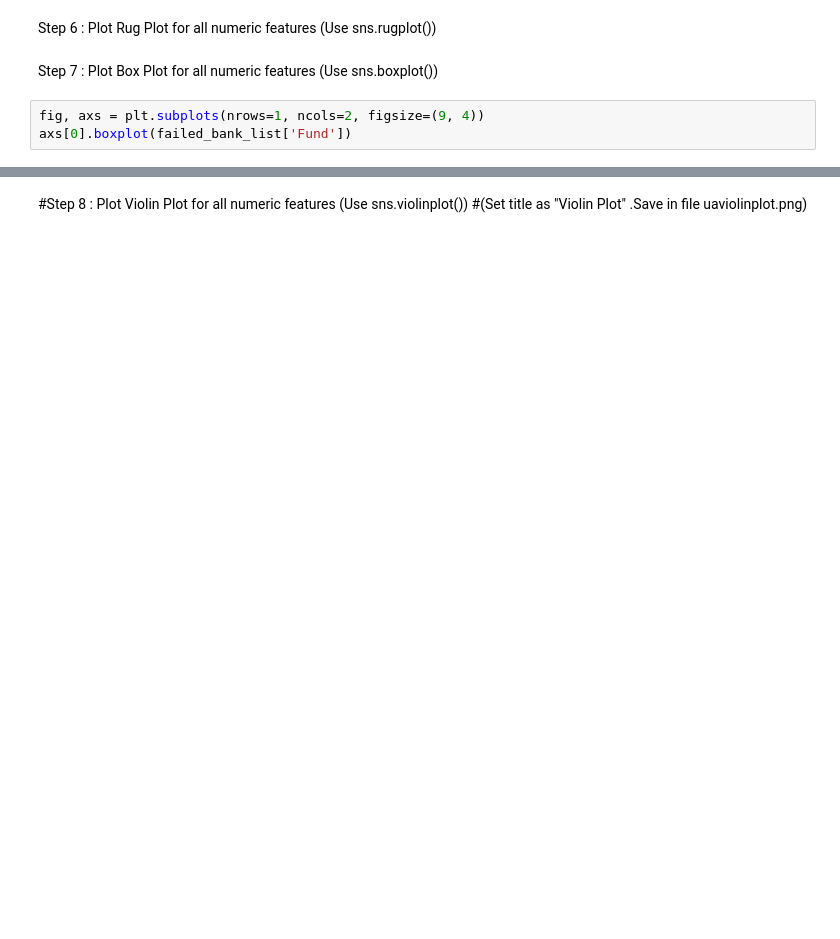
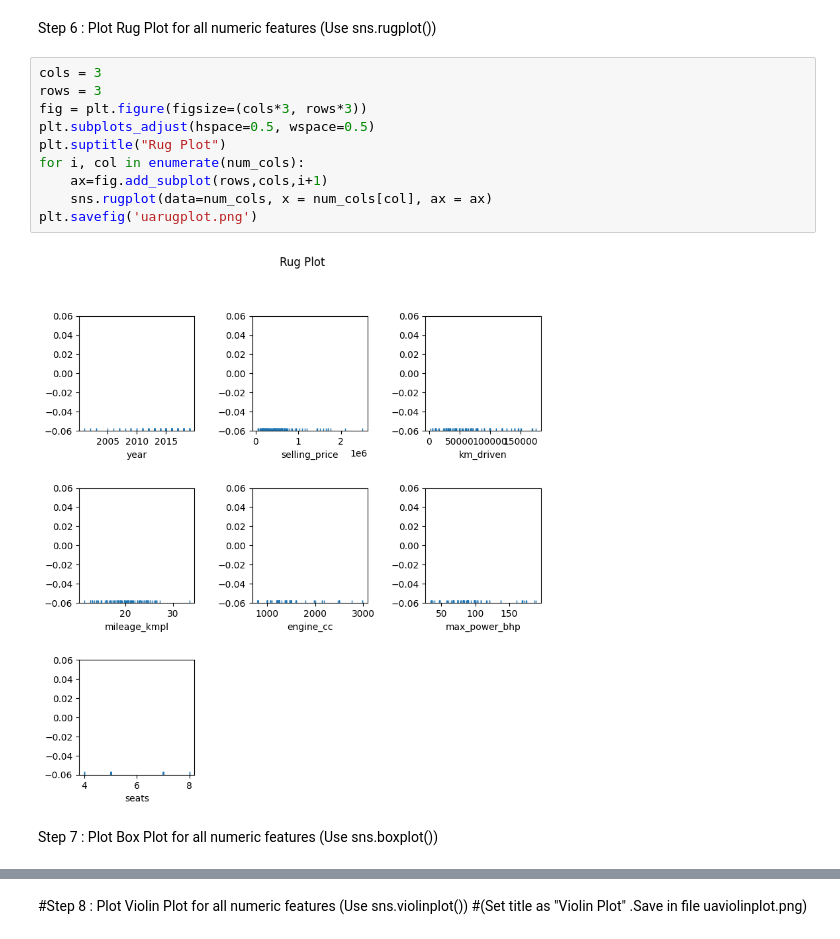
Before and after one commit to Asyfulazhim/peneraju_machine_learning, a Jupyter notebook: E-Box/idesign17_ML4.ipynb, the cells around one changed output, grey strips where cells are left out. Cells and saved outputs as stored; diff of their text form; blank space fills up the shorter version.

```diff
--- a/E-Box/idesign17_ML4.ipynb
+++ b/E-Box/idesign17_ML4.ipynb
@@ -163,7 +173,16 @@ Step 5 : Plot KDE plot for all numeric features (Use sns.kdeplot())
 # %% [markdown]
 Step 6 : Plot Rug Plot for all numeric features (Use sns.rugplot())
+# %%
+cols = 3
+rows = 3
+fig = plt.figure(figsize=(cols*3, rows*3))
+plt.subplots_adjust(hspace=0.5, wspace=0.5)
+plt.suptitle("Rug Plot")
+for i, col in enumerate(num_cols):
+    ax=fig.add_subplot(rows,cols,i+1)
+    sns.rugplot(data=num_cols, x = num_cols[col], ax = ax)
+plt.savefig('uarugplot.png')
+# %% [output]
+[figure, added]
 # %% [markdown]
 Step 7 : Plot Box Plot for all numeric features (Use sns.boxplot())
-# %%
-fig, axs = plt.subplots(nrows=1, ncols=2, figsize=(9, 4))
-axs[0].boxplot(failed_bank_list['Fund'])
```
Also changed, not shown: parts of 12 cells of this notebook, 8 other files.
